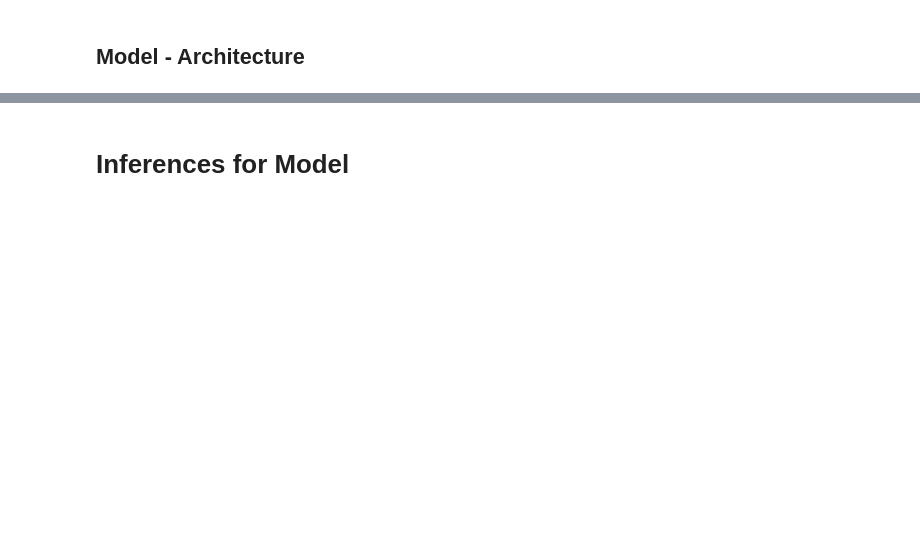
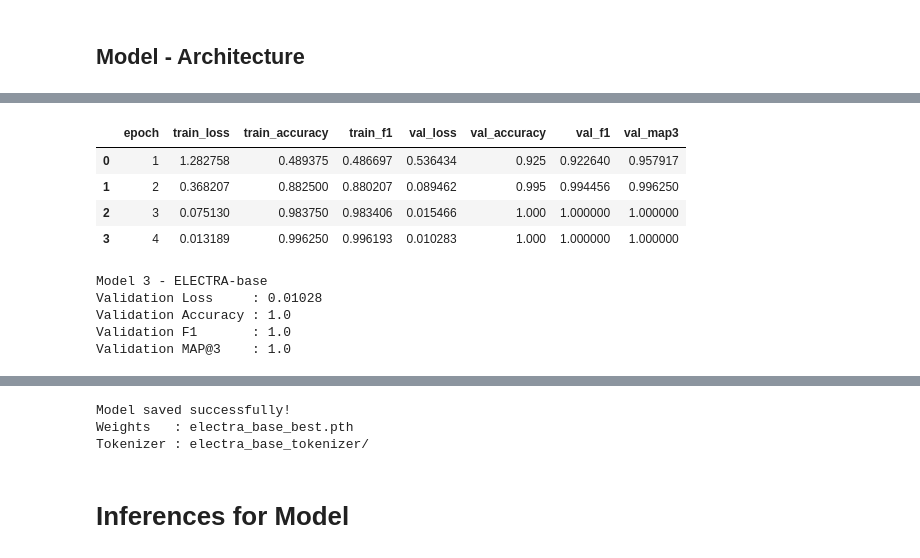
Before and after one commit to Hariom9991/dl-24f1000881-notebook-t22026, a Jupyter notebook: kaggle_notebook.ipynb, the cells around one changed output, grey strips where cells are left out. Saved outputs shown, nothing was run; the diff lists cells and outputs as text; code cells hidden in the pictures; blank space fills up the shorter version.

```diff
--- a/kaggle_notebook.ipynb
+++ b/kaggle_notebook.ipynb
@@ -824,0 +757,64 @@ wandb: Find logs at: ./wandb/run-20260721_063457-gacc3dq2/logs
+# %%
+mc_model = AutoModelForMultipleChoice.from_pretrained(MC_MODEL_NAME).to(DEVICE)
+
+electra_run = start_run(
+    "model3_pretrained_electra_base",
+    {
+        "model_type": "Pretrained Transformer",
+        "model_name": MC_MODEL_NAME,
+        "architecture": "AutoModelForMultipleChoice",
+        "max_len": MAX_LEN,
+        "train_batch_size": TRAIN_BATCH_SIZE,
+        "valid_batch_size": VALID_BATCH_SIZE,
+        "epochs": EPOCHS,
+        "learning_rate": LEARNING_RATE,
+        "weight_decay": WEIGHT_DECAY,
+        "max_grad_norm": MAX_GRAD_NORM
+    }
+)
+mc_model, electra_history = train_electra_mc(
+    mc_model,
+    train_loader_mc,
+    val_loader_mc,
+    epochs=EPOCHS,
+    lr=LEARNING_RATE,
+    weight_decay=WEIGHT_DECAY,
+    device=DEVICE
+)
+
+display(electra_history)
+
+best_row = electra_history.sort_values(
+    "val_map3",
+    ascending=False
+).iloc[0]
+
+print("Model 3 - ELECTRA-base")
+print("Validation Loss     :", round(best_row["val_loss"], 5))
+print("Validation Accuracy :", round(best_row["val_accuracy"], 5))
+print("Validation F1       :", round(best_row["val_f1"], 5))
+print("Validation MAP@3    :", round(best_row["val_map3"], 5))
+# Save Best Model
+torch.save(
+    mc_model.state_dict(),
+    "electra_base_best.pth"
+)
+
+# Save Tokenizer
+mc_tokenizer.save_pretrained(
+    "electra_base_tokenizer"
+)
+
+wandb.log({
+    "best_val_loss": float(best_row["val_loss"]),
+    "best_val_accuracy": float(best_row["val_accuracy"]),
+    "best_val_f1": float(best_row["val_f1"]),
+    "best_val_map3": float(best_row["val_map3"])
+})
+
+electra_run.finish()
+
+print("\nModel saved successfully!")
+print("Weights   : electra_base_best.pth")
+print("Tokenizer : electra_base_tokenizer/")
+# %% [output]
@@ -824,0 +850,10 @@ wandb: Find logs at: ./wandb/run-20260721_063457-gacc3dq2/logs
+|  | epoch | train_loss | train_accuracy | train_f1 | val_loss | val_accuracy | val_f1 | val_map3 |
+| 0 | 1 | 1.282758 | 0.489375 | 0.486697 | 0.536434 | 0.925 | 0.922640 | 0.957917 |
+| 1 | 2 | 0.368207 | 0.882500 | 0.880207 | 0.089462 | 0.995 | 0.994456 | 0.996250 |
+| 2 | 3 | 0.075130 | 0.983750 | 0.983406 | 0.015466 | 1.000 | 1.000000 | 1.000000 |
+| 3 | 4 | 0.013189 | 0.996250 | 0.996193 | 0.010283 | 1.000 | 1.000000 | 1.000000 |
+Model 3 - ELECTRA-base
+Validation Loss     : 0.01028
+Validation Accuracy : 1.0
+Validation F1       : 1.0
+Validation MAP@3    : 1.0
@@ -825,2 +878,5 @@ wandb: Find logs at: ./wandb/run-20260721_063457-gacc3dq2/logs
+Model saved successfully!
+Weights   : electra_base_best.pth
+Tokenizer : electra_base_tokenizer/
 # %% [markdown]
 # Inferences for Model
```
Also changed, not shown: parts of 20 cells of this notebook.
